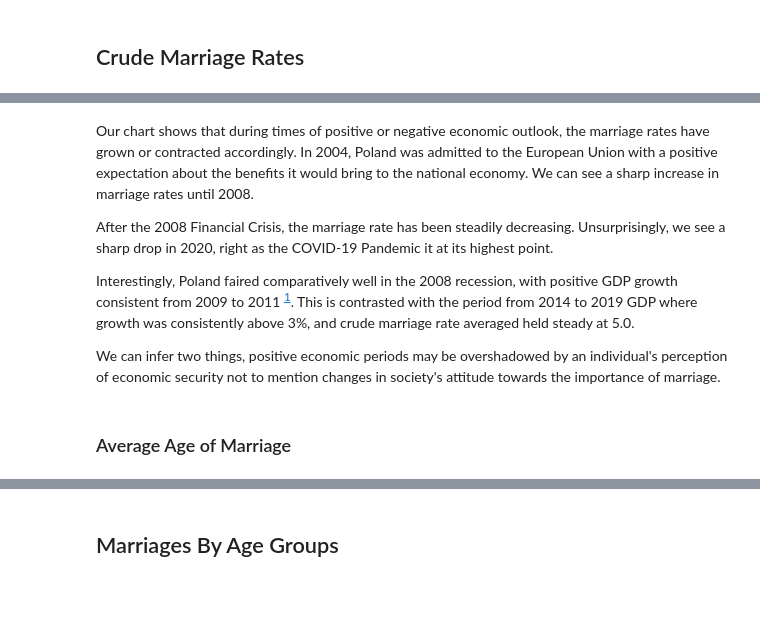
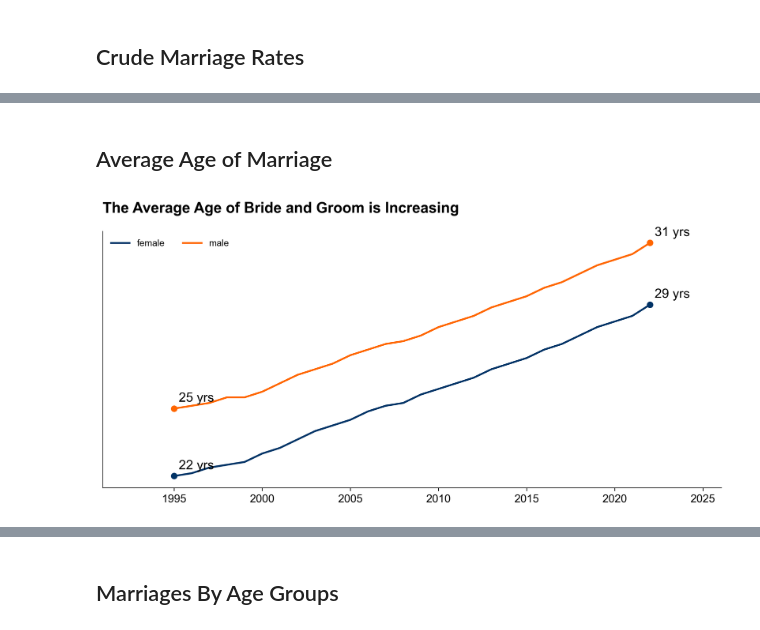
Before and after one commit to JGundisalvus/portfolio, a Jupyter notebook: polish_marriage_demographics/polish_marraige_trends.ipynb, the cells around one changed output, grey strips where cells are left out. Cells and saved outputs as stored; diff of their text form; code cells hidden in the pictures; blank space fills up the shorter version.

```diff
--- a/polish_marriage_demographics/polish_marraige_trends.ipynb
+++ b/polish_marriage_demographics/polish_marraige_trends.ipynb
@@ -205,50 +367,47 @@ plt.show()
-# %% [markdown]
-Our chart shows that during times of positive or negative economic outlook, the marriage rates have grown or contracted accordingly. In 2004, Poland was admitted to the European Union with a positive expectation about the benefits it would bring to the national economy. We can see a sharp increase in marriage rates until 2008.
-
-After the 2008 Financial Crisis, the marriage rate has been steadily decreasing. Unsurprisingly, we see a sharp drop in 2020, right as the COVID-19 Pandemic it at its highest point.
-
-Interestingly, Poland faired comparatively well in the 2008 recession, with positive GDP growth consistent from 2009 to 2011 <sup>[1](https://tradingeconomics.com/poland/full-year-gdp-growth)</sup>. This is contrasted with the period from 2014 to 2019 GDP where growth was consistently above 3%, and crude marriage rate averaged held steady at 5.0.
-
- We can infer two things, positive economic periods may be overshadowed by an individual's perception of economic security not to mention changes in society's attitude towards the importance of marriage.
 # %% [markdown]
-### Average Age of Marriage
+## Average Age of Marriage
 # %%
-plt.figure(figsize=(10,4))
+plt.figure(figsize=(12,5))
 
-for sex in df_avg_age['sex'].unique():
-    subset = df_avg_age[df_avg_age['sex'] == sex]
-    plt.plot(subset['year'], subset['ave age'], label=sex)
+for gender in df_avg_age['gender'].unique():
+    subset = df_avg_age[df_avg_age['gender'] == gender]
+    plt.plot(subset['year'], subset['ave age'], label=gender)
     axis = plt.gca()
     axis.yaxis.set_visible(False)
 
     first_row = subset.iloc[[0]]  # Get the first row
     last_row = subset.iloc[[-1]]  # Get the last row
+
     # Combine them into a single DataFrame
     df_first_last = pd.concat([first_row, last_row])
     plt.scatter(df_first_last['year'], df_first_last['ave age'])
 
     for _, row in df_first_last.iterrows():
         text = plt.annotate(f"{row['ave age']:.0f}" + ' yrs',
                         xy = (row['year'], row['ave age']),
                         xytext =(5,11),
                         textcoords ='offset points',
                         ha='left',
                         va='center',
                         fontsize =14
                         )
 
-plt.yticks([])
 plt.gca().yaxis.set_visible(False)
 # plt.gca().spines['left'].set_visible(False)
-
 # Legend
-legend = plt.legend(title='', loc='lower center', ncol=len(df_avg_age['sex'].unique()))
+legend = plt.legend(title='', loc='upper left', ncol=len(df_avg_age['gender'].unique()))
 legend.get_frame().set_facecolor('none')
 legend.get_frame().set_edgecolor('none')
+
+# Margins
+plt.gca().margins(x=0.15)
 
 # Labels
 plt.xlabel('')
 plt.ylabel('Average Age')
-plt.title('The Average Age of Bride and Groom is Increasing')
+plt.title('The Average Age of Bride and Groom is Increasing', loc='left')
 
-plt.show()
+plt.savefig('./charts/average_age.png')
+# plt.show()
+# %% [output]
+[figure, added]
```
Also changed, not shown: parts of 49 cells of this notebook, 6 other files.
